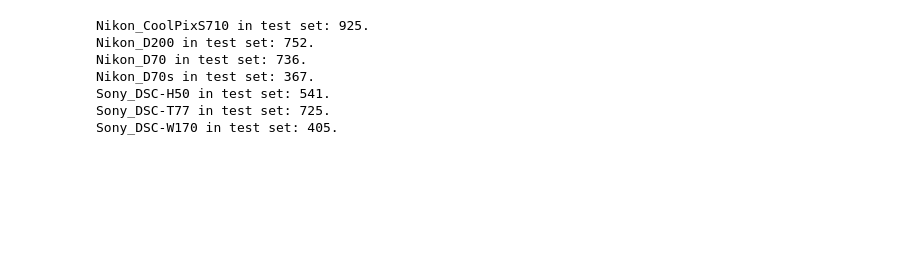
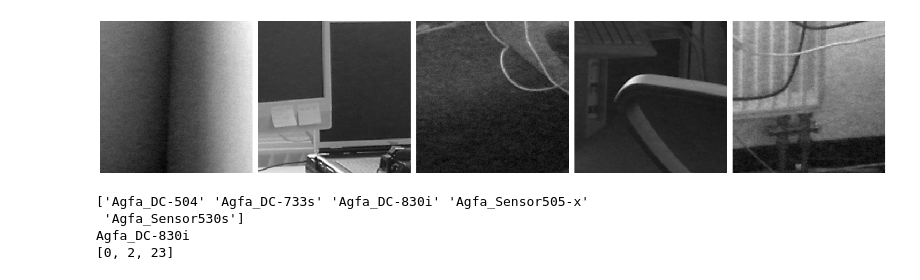
Before and after one commit to jiarongp/CamModel, a Jupyter notebook: robust_test.ipynb, the cells around one changed output. Drawn from its saved outputs; the diff is of its cells as text; code cells hidden in the pictures; blank space fills up the shorter version.

Commit message:
add robust_gen and test

```diff
--- a/robust_test.ipynb
+++ b/robust_test.ipynb
@@ -26,12 +47,0 @@ model_list = np.unique(test_model_list)
-# %%
-for model in model_list:
-    tmp_list = fnmatch.filter(test_model_list, model + '*')
-    print("{} in test set: {}.".format(model, len(tmp_list)))
-# %% [output]
-Nikon_CoolPixS710 in test set: 925.
-Nikon_D200 in test set: 752.
-Nikon_D70 in test set: 736.
-Nikon_D70s in test set: 367.
-Sony_DSC-H50 in test set: 541.
-Sony_DSC-T77 in test set: 725.
-Sony_DSC-W170 in test set: 405.
@@ -56,0 +48,38 @@ print('Completed.')
+# %%
+img_name = os.path.join(robust_images_root, 'test\Nikon_D70s')
+patches = io.imread(img_name)
+
+img_gen = ImageDataGenerator(preprocessing_function=None,
+    rescale=1./255)
+
+# Read the positive test samples.
+img_generator = img_gen.flow(np.expand_dims(patches, 3), batch_size=64)
+# %%
+def plotImages(images_arr):
+    fig, axes = plt.subplots(1, 5, figsize=(20,20))
+    axes = axes.flatten()
+    for img, ax in zip(images_arr, axes):
+        ax.imshow(img[:, :, 0], cmap='gray')
+        ax.axis('off')
+    plt.tight_layout()
+    plt.show()
+
+plotImages(next(img_generator)[:5])
+# %% [output]
+[figure, added]
+# %%
+hist = [0, 0, 0]
+pred = model.predict(img_generator)
+
+for i in range(patch_num):
+    label = np.argmax(pred[i])
+    hist[label] += 1
+
+print(model_list)
+print(img_brand_model)
+print(hist)
+# %% [output]
+['Agfa_DC-504' 'Agfa_DC-733s' 'Agfa_DC-830i' 'Agfa_Sensor505-x'
+ 'Agfa_Sensor530s']
+Agfa_DC-830i
+[0, 2, 23]
```
Also changed, not shown: parts of 10 cells of this notebook, 1 other file.
